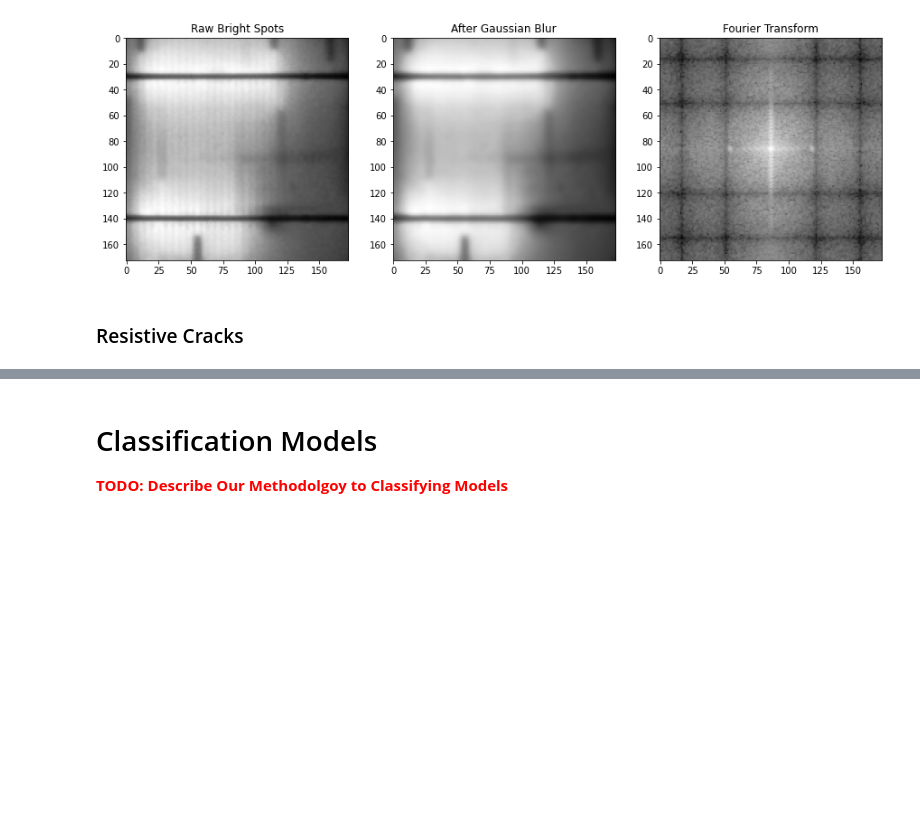
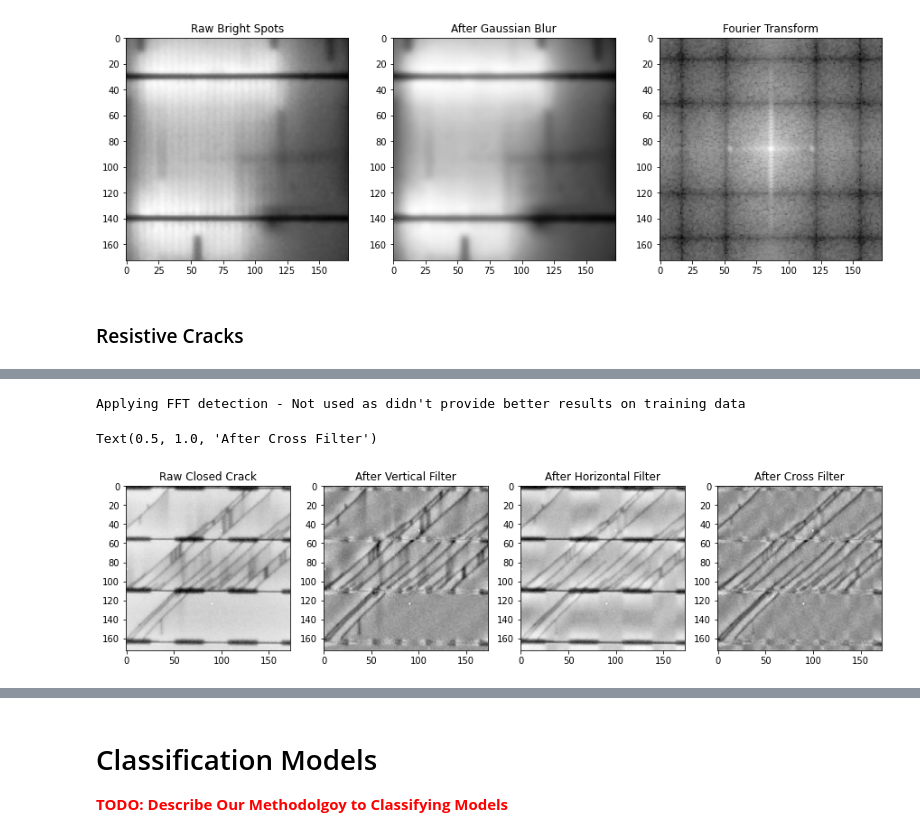
Before and after one commit to atox120/w281_finalproject_solascan, a Jupyter notebook: notebooks/main.ipynb, the cells around one changed output, grey strips where cells are left out. Saved outputs shown, nothing was run; the diff lists cells and outputs as text; code cells hidden in the pictures; blank space fills up the shorter version.

```diff
--- a/notebooks/main.ipynb
+++ b/notebooks/main.ipynb
@@ -448,0 +418,56 @@ Best pipeline:
+# %%
+import cv2
+
+# Function to make masks
+def create_mask(half_width, shape, mtype):
+
+  # Create a vertical mask
+    if mtype == 'vertical':
+        in_mask = np.zeros(shape)
+        midpoint = in_mask.shape[1] // 2
+        top_left = (midpoint - half_width, 0)
+        bottom_right = (midpoint + half_width, shape[0])
+        cv2.rectangle(in_mask, top_left, bottom_right, (255, 255, 255), -1)[0]
+        in_mask = in_mask / 255
+
+  # Create a horizontal mask
+    if mtype == 'horizontal':
+        in_mask = np.zeros(shape)
+        midpoint = in_mask.shape[0] // 2
+        top_left = (0, midpoint - half_width)
+        bottom_right = (shape[1], midpoint + half_width)
+        cv2.rectangle(in_mask, top_left, bottom_right, (255, 255, 255), -1)[0]
+        in_mask = in_mask / 255
+
+    return in_mask
+
+print("Applying FFT detection - Not used as didn't provide better results on training data")
+# Apply maks to FFT transformed image
+
+# Make masks
+vertical = 1 - create_mask(4, closed_defect.images[0].shape,'vertical')
+horizontal = 1 - create_mask(4, closed_defect.images[0].shape,'horizontal')
+cross = vertical + horizontal - 1
+cross[cross < 1] = 0
+_, vertical_ = (Exposure('mean_norm') << (MaskedFFT(mask=vertical, window=False) << closed_defect))
+_, horizontal_ = (Exposure('mean_norm') <<(MaskedFFT(mask=horizontal, window=False) << closed_defect))
+_, cross_ = (Exposure('mean_norm') << (MaskedFFT(mask=cross, window=False) << closed_defect))
+
+# Plot images
+plt.figure(figsize=(15, 24))
+plt.subplot(141)
+plt.imshow(closed_defect.images[2], cmap='Greys_r')
+plt.title("Raw Closed Crack", size=12)
+plt.subplot(142)
+plt.imshow(vertical_.images[2], cmap='Greys_r')
+plt.title("After Vertical Filter", size=12)
+plt.subplot(143)
+plt.imshow(horizontal_.images[2], cmap='Greys_r')
+plt.title("After Horizontal Filter", size=12)
+plt.subplot(144)
+plt.imshow(cross_.images[2], cmap='Greys_r')
+plt.title("After Cross Filter", size=12)
+# %% [output]
+Applying FFT detection - Not used as didn't provide better results on training data
+Text(0.5, 1.0, 'After Cross Filter')
+[figure, added]
```
Also changed, not shown: parts of 32 cells of this notebook.
